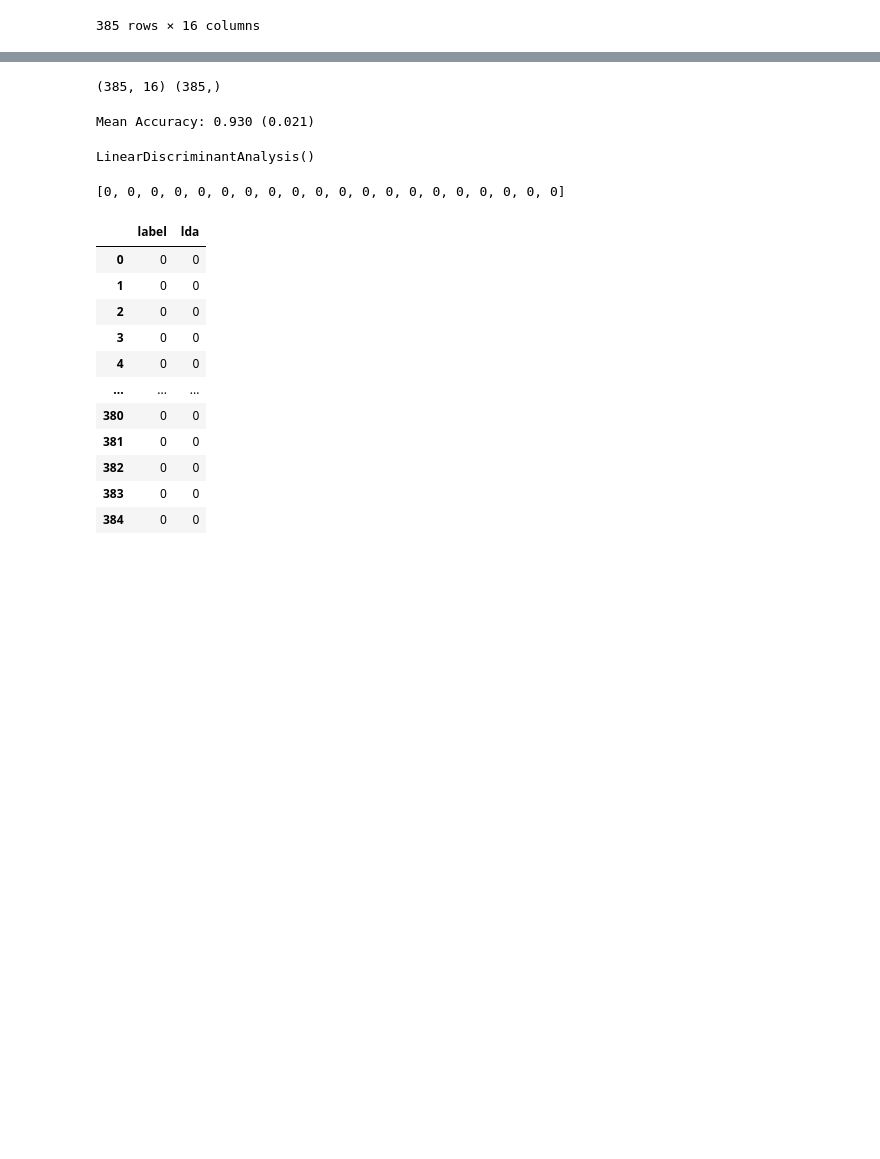
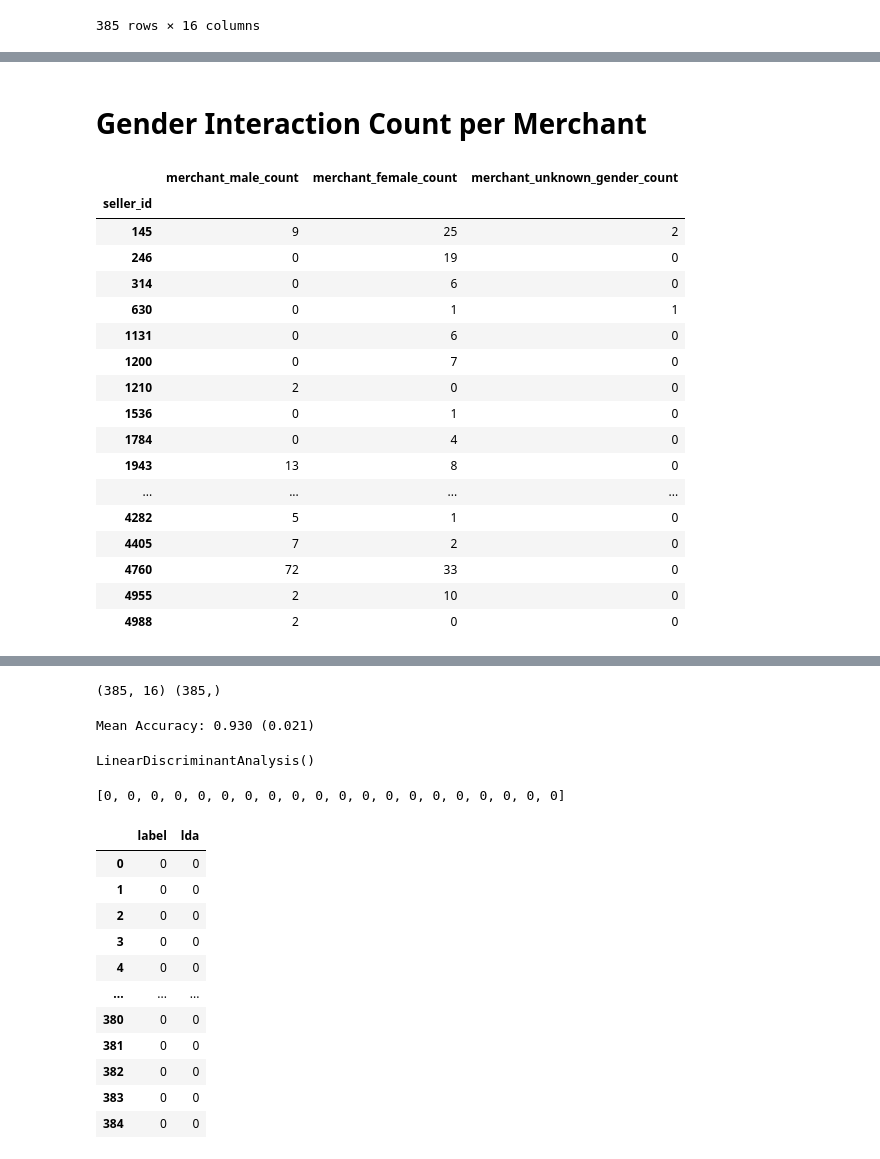
Before and after one commit to MrAlphalfa97/CECS_550, a Jupyter notebook: data_format1/Merchant Profile.ipynb, the cells around one changed output, grey strips where cells are left out. Saved outputs shown, nothing was run; the diff lists cells and outputs as text; code cells hidden in the pictures; blank space fills up the shorter version.

```diff
--- a/data_format1/Merchant Profile.ipynb
+++ b/data_format1/Merchant Profile.ipynb
@@ -976,0 +1068,28 @@ df_merchant
+# %% [markdown]
+# Gender Interaction Count per Merchant
+# %%
+# For Other Columns, modify the groupby condition
+male_counts = df.groupby(['seller_id'])['gender'].apply(lambda x: (x == 1).sum())
+female_counts = df.groupby(['seller_id'])['gender'].apply(lambda x: (x == 0).sum())
+unknown_gender_count = df.groupby(['seller_id'])['gender'].apply(lambda x: (x == 2).sum())
+gender_total_merchant_counts = pd.DataFrame({'merchant_male_count': male_counts, 'merchant_female_count': female_counts, 'merchant_unknown_gender_count': unknown_gender_count})
+gender_total_merchant_counts
+# %% [output]
+|  | merchant_male_count | merchant_female_count | merchant_unknown_gender_count |
+| seller_id |  |  |  |
+| 145 | 9 | 25 | 2 |
+| 246 | 0 | 19 | 0 |
+| 314 | 0 | 6 | 0 |
+| 630 | 0 | 1 | 1 |
+| 1131 | 0 | 6 | 0 |
+| 1200 | 0 | 7 | 0 |
+| 1210 | 2 | 0 | 0 |
+| 1536 | 0 | 1 | 0 |
+| 1784 | 0 | 4 | 0 |
+| 1943 | 13 | 8 | 0 |
+| ... | ... | ... | ... |
+| 4282 | 5 | 1 | 0 |
+| 4405 | 7 | 2 | 0 |
+| 4760 | 72 | 33 | 0 |
+| 4955 | 2 | 10 | 0 |
+| 4988 | 2 | 0 | 0 |
```
Also changed, not shown: parts of 30 cells of this notebook, 1 other file.
